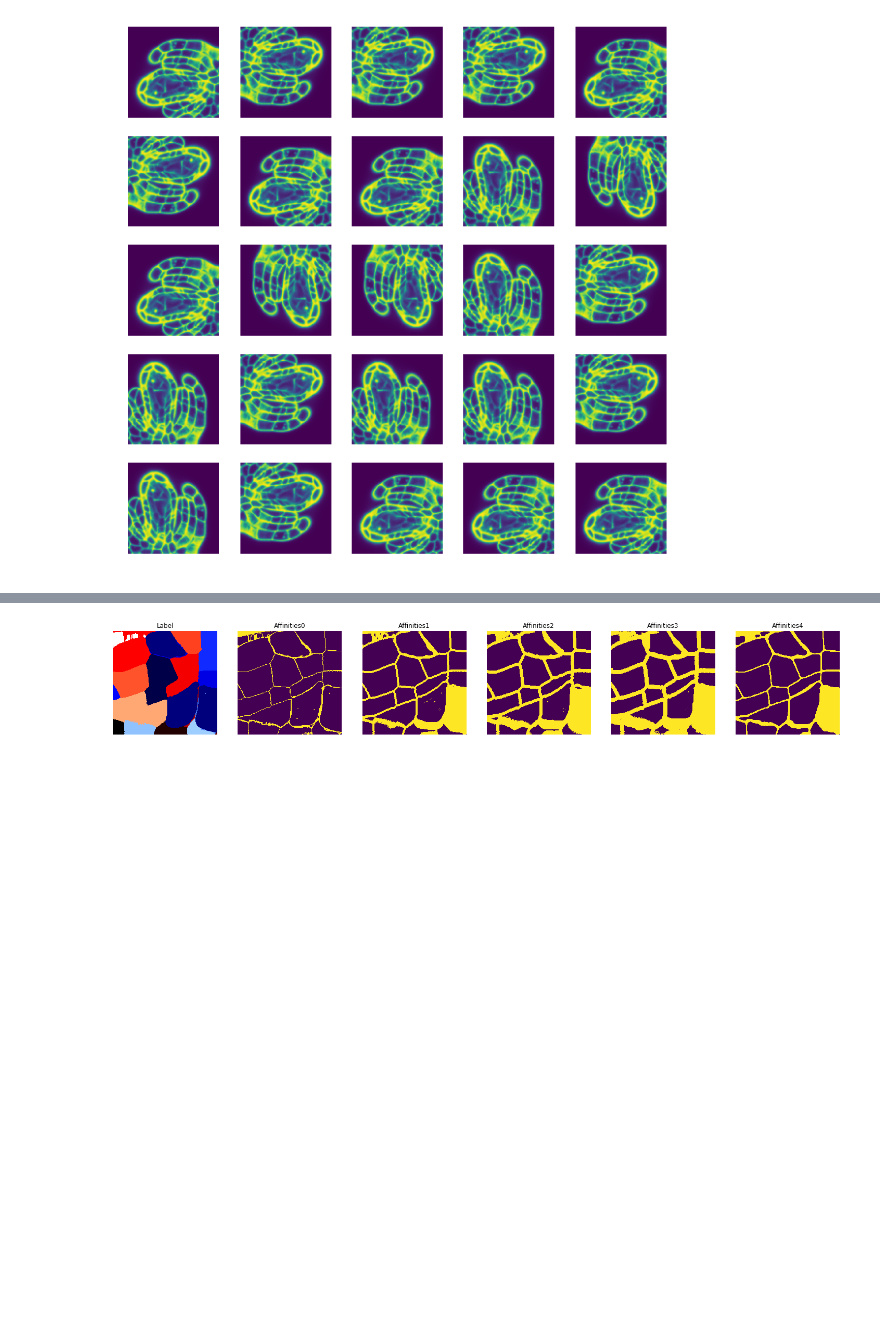
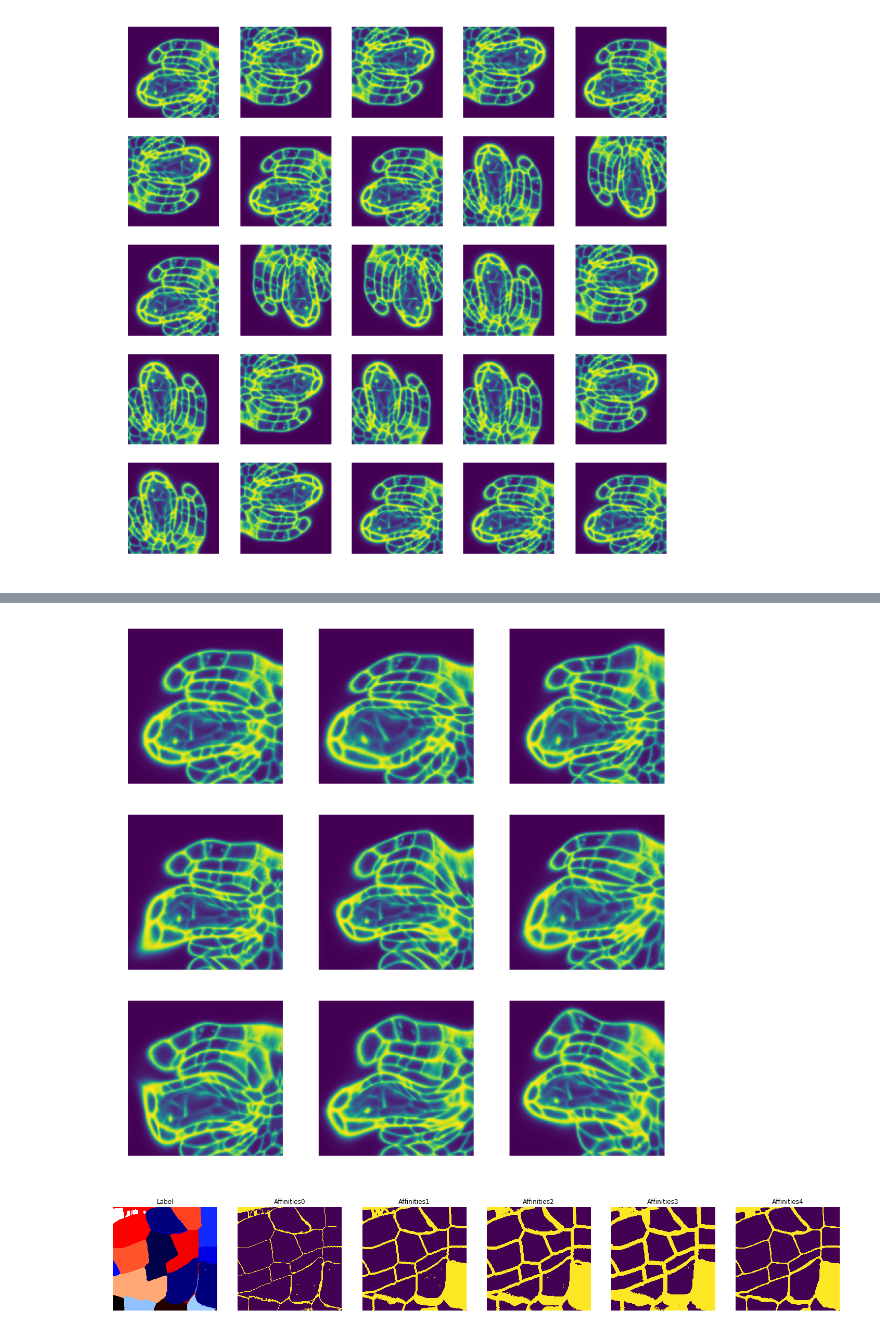
Before and after one commit to wolny/pytorch-3dunet, a Jupyter notebook: pytorch3dunet/augment/transformer-test.ipynb, the cells around one changed output, grey strips where cells are left out. Drawn from its saved outputs; the diff is of its cells as text; code cells hidden in the pictures; blank space fills up the shorter version.

```diff
--- a/pytorch3dunet/augment/transformer-test.ipynb
+++ b/pytorch3dunet/augment/transformer-test.ipynb
@@ -54,3 +56,17 @@ for i in range(1, 25):
+# %%
+t = ElasticDeformation(np.random.RandomState(), spline_order=3, execution_probability=1)
+
+fig, axes = plt.subplots(3, 3, figsize=(10, 10))
+ax = axes.ravel()
+
+ax[0].imshow(mid_raw[0])
+ax[0].set_axis_off()
+
+for i in range(1, 9):
+    ax[i].set_axis_off()
+    ax[i].imshow(t(mid_raw)[0])
+# %% [output]
+[figure, added]
 # %%
 # LabelToBoundary demo
 path = '../resources/sample_patch.h5'
```
Also changed, not shown: parts of 2 cells of this notebook, 5 other files.
